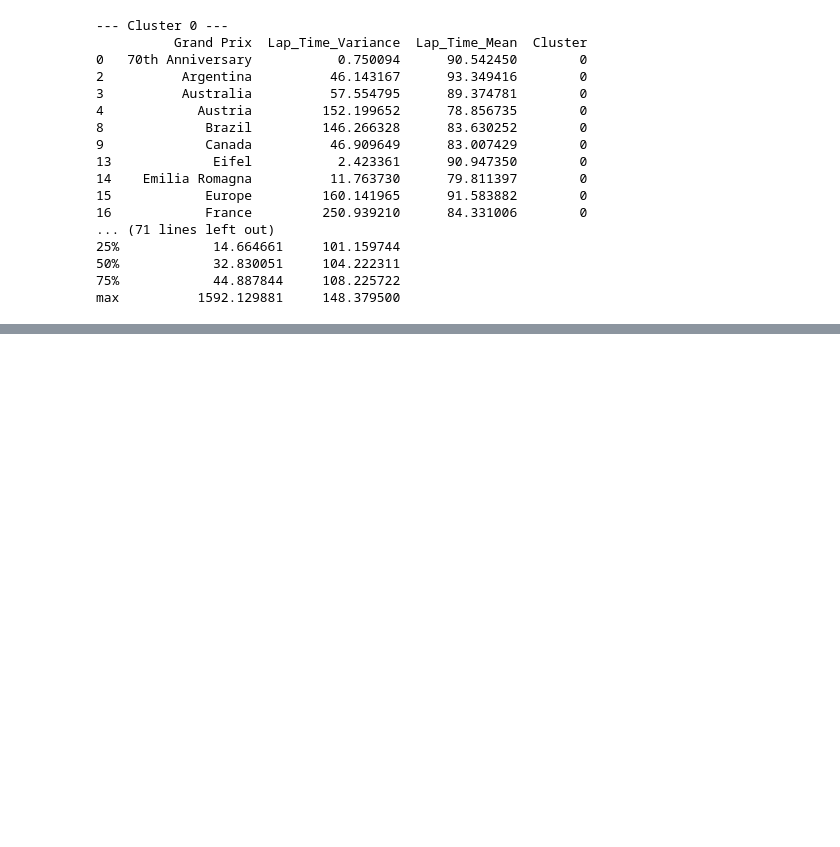
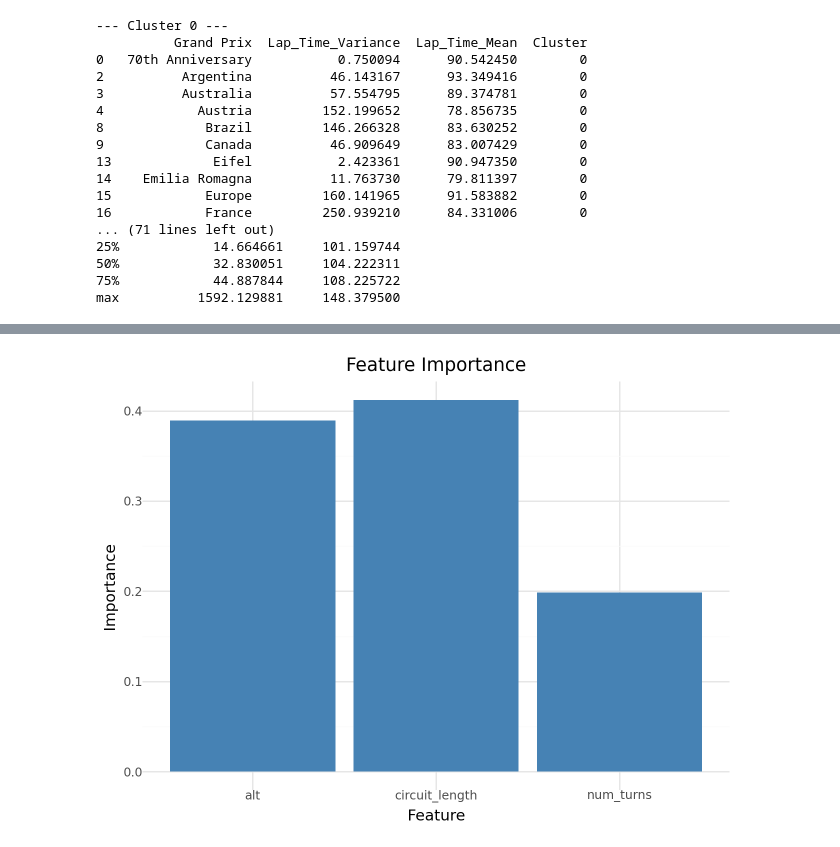
Before and after one commit to pranavski/Formula-1-analysis, a Jupyter notebook: Final_Analysis.ipynb, the cells around one changed output, grey strips where cells are left out. Cells and saved outputs as stored; diff of their text form; code cells hidden in the pictures; blank space fills up the shorter version.

```diff
--- a/Final_Analysis.ipynb
+++ b/Final_Analysis.ipynb
@@ -500,0 +368,34 @@ max          1592.129881     148.379500
+# %%
+import pandas as pd
+
+# Load the dataset
+circuits_path = "https://raw.githubusercontent.com/pranavski/Formula-1-analysis/refs/heads/master/circuits.csv"
+circuits_data = pd.read_csv(circuits_path)
+
+# Drop rows with missing critical values
+cleaned_circuits = circuits_data.dropna(subset=['circuitId', 'name', 'location'])
+
+# Impute missing altitude (alt) values with the median
+if 'alt' in cleaned_circuits.columns:
+    cleaned_circuits['alt'] = cleaned_circuits['alt'].fillna(cleaned_circuits['alt'].median())
+
+# Filter for valid ranges of lat, lng, and alt
+cleaned_circuits = cleaned_circuits[
+    (cleaned_circuits['lat'] >= -90) & (cleaned_circuits['lat'] <= 90) &
+    (cleaned_circuits['lng'] >= -180) & (cleaned_circuits['lng'] <= 180) &
+    (cleaned_circuits['alt'] >= -100) & (cleaned_circuits['alt'] <= 4000)
+]
+
+# Standardize text columns
+text_columns = ['name', 'location', 'country']
+for col in text_columns:
+    cleaned_circuits[col] = cleaned_circuits[col].str.lower().str.strip()
+
+# Remove duplicates based on circuitId or name
+cleaned_circuits = cleaned_circuits.drop_duplicates(subset=['circuitId', 'name'])
+
+# Save the cleaned dataset in the current directory
+cleaned_circuits_path = 'cleaned_circuits.csv'
+cleaned_circuits.to_csv(cleaned_circuits_path, index=False)
+
+print(f"Cleaned dataset saved as '{cleaned_circuits_path}' in the current working directory.")
@@ -500,0 +462,11 @@ max          1592.129881     148.379500
+# %%
+# Feature Importance Plot
+feature_importance_plot = (
+    ggplot(importance_df, aes(x='Feature', y='Importance')) +
+    geom_bar(stat='identity', fill='steelblue') +
+    labs(title="Feature Importance", x="Feature", y="Importance") +
+    theme_minimal()
+)
+feature_importance_plot
+# %% [output]
+[figure, added]
```
Also changed, not shown: parts of 8 cells of this notebook.
